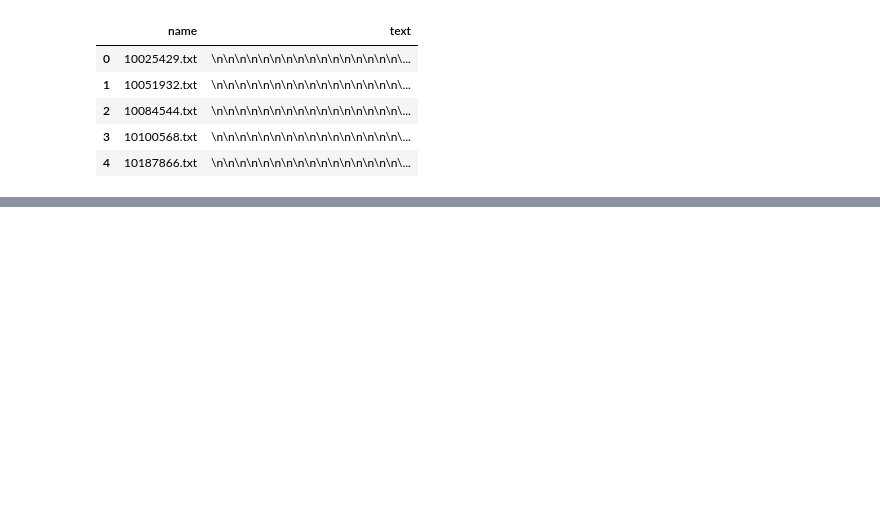
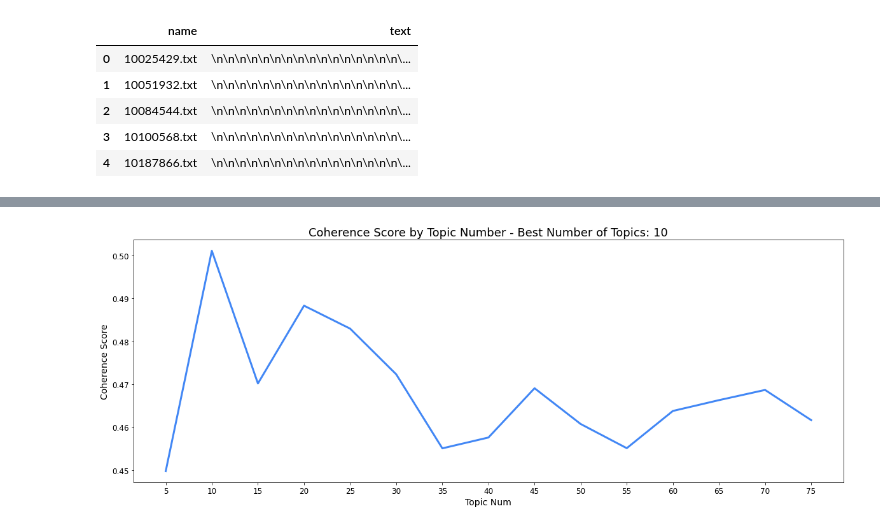
Before and after one commit to Mango117/BMedScDOC_Scripts, a Jupyter notebook: TM_pdfs.ipynb, the cells around one changed output, grey strips where cells are left out. Drawn from its saved outputs; the diff is of its cells as text; code cells hidden in the pictures; blank space fills up the shorter version.

```diff
--- a/TM_pdfs.ipynb
+++ b/TM_pdfs.ipynb
@@ -116,0 +200,56 @@ top_20
+# %%
+# Run the nmf model and calculate the coherence score
+# for each number of topics
+coherence_scores = []
+
+for num in topic_nums:
+    nmf = Nmf(
+        corpus=corpus,
+        num_topics=num,
+        id2word=dictionary,
+        chunksize=2000,
+        passes=5,
+        kappa=.1,
+        minimum_probability=0.01,
+        w_max_iter=300,
+        w_stop_condition=0.0001,
+        h_max_iter=100,
+        h_stop_condition=0.001,
+        eval_every=10,
+        normalize=True,
+        random_state=42
+    )
+
+    # Run the coherence model to get the score
+    cm = CoherenceModel(
+        model=nmf,
+        texts=texts,
+        dictionary=dictionary,
+        coherence='c_v'
+    )
+
+    coherence_scores.append(round(cm.get_coherence(), 5))
+
+# Get the number of topics with the highest coherence score
+scores = list(zip(topic_nums, coherence_scores))
+best_num_topics = sorted(scores, key=itemgetter(1), reverse=True)[0][0]
+
+# Plot the results
+fig = plt.figure(figsize=(20, 7))
+
+plt.plot(
+    topic_nums,
+    coherence_scores,
+    linewidth=3,
+    color='#4287f5'
+)
+
+plt.xlabel("Topic Num", fontsize=14)
+plt.ylabel("Coherence Score", fontsize=14)
+plt.title('Coherence Score by Topic Number - Best Number of Topics: {}'.format(best_num_topics), fontsize=18)
+plt.xticks(np.arange(5, max(topic_nums) + 1, 5), fontsize=12)
+plt.yticks(fontsize=12)
+
+plt.show()
+# %% [output]
+[figure, added]
```
Also changed, not shown: parts of 19 cells of this notebook, 1 other file.
